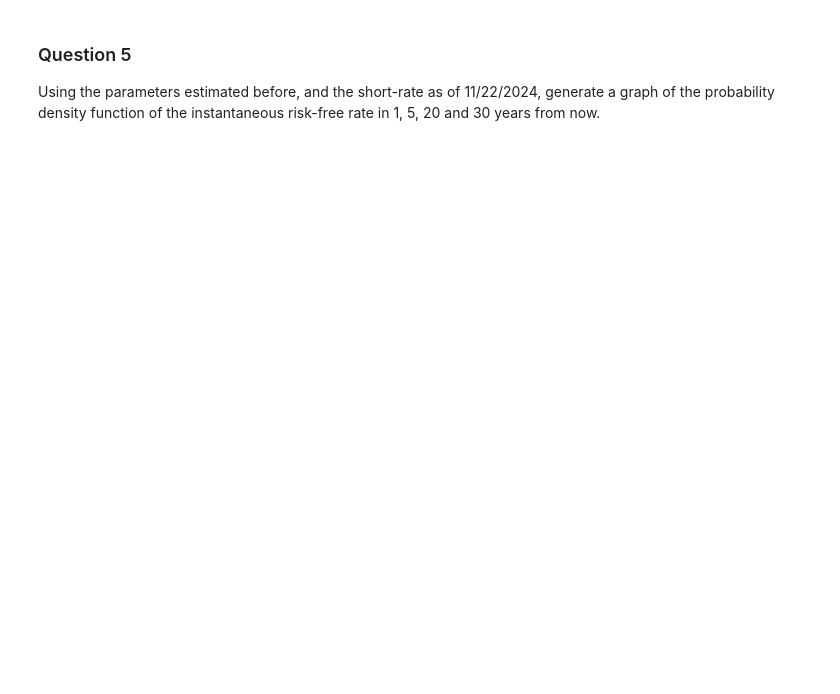
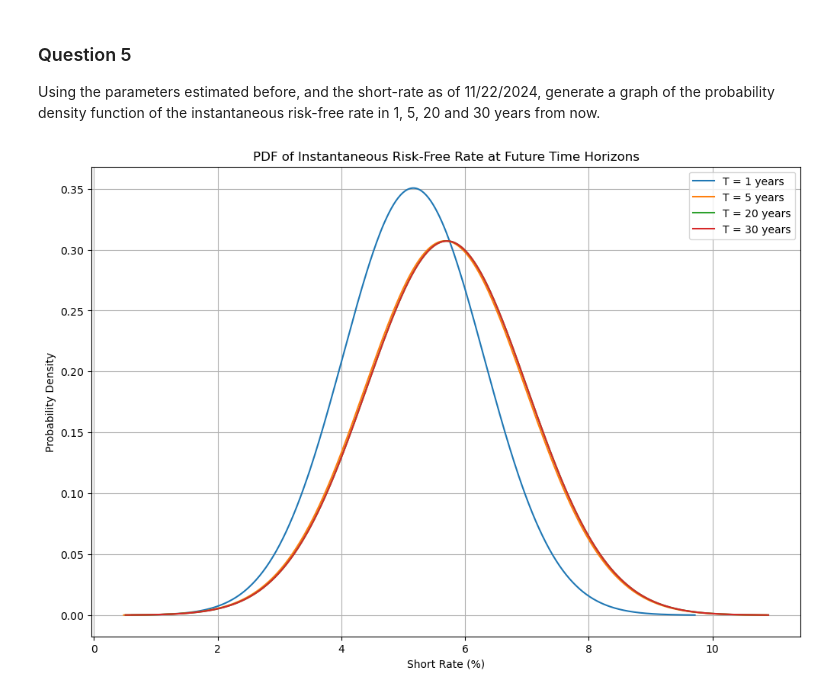
Before and after one commit to pwoepie/Fin538-project2, a Jupyter notebook: Project 2.ipynb, the cells around one changed output. Saved outputs shown, nothing was run; the diff lists cells and outputs as text; code cells hidden in the pictures; blank space fills up the shorter version.

```diff
--- a/Project 2.ipynb
+++ b/Project 2.ipynb
@@ -124,3 +227,51 @@ For the year 2024, generate a plot of the instantaneous futures and forward rate
 # %% [markdown]
 ### Question 5
 Using the parameters estimated before, and the short-rate as of 11/22/2024, generate a graph of the probability density function of the instantaneous risk-free rate in 1, 5, 20 and 30 years from now.
+# %%
+from scipy.stats import norm
+
+# Function to calculate mean and variance of r(T)
+def vasicek_mean_variance(r0, kappa, theta, sigma, T):
+    """
+    Calculate the mean and variance of the instantaneous risk-free rate at time T.
+
+    r0: initial short rate
+    kappa: mean-reverting coefficient
+    theta: long-term mean rate
+    sigma: volatility of the short rate
+    T: time horizon in years
+    """
+    mean = r0 * np.exp(-kappa * T) + theta * (1 - np.exp(-kappa * T))
+    variance = (sigma**2 / (2 * kappa)) * (1 - np.exp(-2 * kappa * T))
+    return mean, variance
+
+# Time horizons to analyze
+time_horizons = [1, 5, 20, 30]
+
+# Initial short rate (use the most recent EFFR value)
+r0 = df["EFFR"].iloc[-1]
+
+# Prepare the plot
+plt.figure(figsize=(12, 8))
+
+# Generate and plot PDF for each time horizon
+for T in time_horizons:
+    mean, variance = vasicek_mean_variance(r0, kappa_opt, theta_opt, sigma_est, T)
+    std_dev = np.sqrt(variance)
+
+    # Generate x values for the PDF (around the mean ± 4 std deviations)
+    x = np.linspace(mean - 4 * std_dev, mean + 4 * std_dev, 500)
+    pdf = norm.pdf(x, loc=mean, scale=std_dev)  # Generate the PDF
+
+    # Plot the PDF
+    plt.plot(x, pdf, label=f"T = {T} years")
+
+# Finalize the plot
+plt.title("PDF of Instantaneous Risk-Free Rate at Future Time Horizons")
+plt.xlabel("Short Rate (%)")
+plt.ylabel("Probability Density")
+plt.legend()
+plt.grid()
+plt.show()
+# %% [output]
+[figure, added]
```
Also changed, not shown: parts of 2 cells of this notebook.
